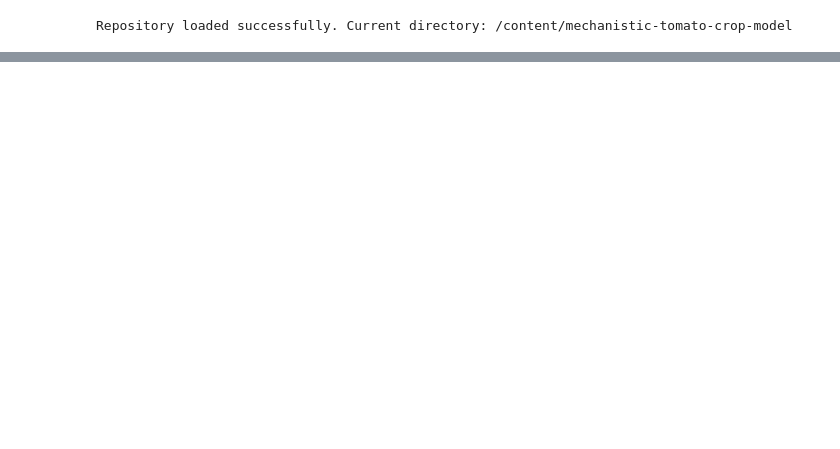
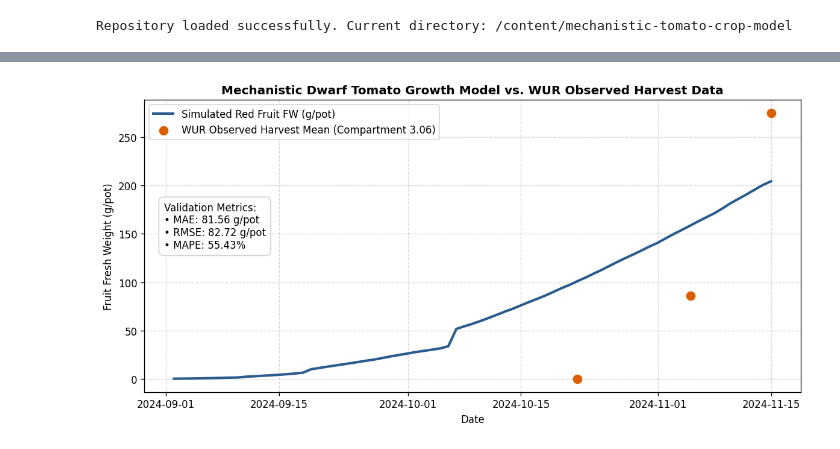
Before and after one commit to suleymagination/mechanistic-tomato-crop-model, a Jupyter notebook: notebooks/model_validation.ipynb, the cells around one changed output, grey strips where cells are left out. Cells and saved outputs as stored; diff of their text form; code cells hidden in the pictures; blank space fills up the shorter version.

Commit message:
Updated model

```diff
--- a/notebooks/model_validation.ipynb
+++ b/notebooks/model_validation.ipynb
@@ -103,0 +56,85 @@ display(df_sim.tail(5))
+# %%
+import numpy as np
+import pandas as pd
+import matplotlib.pyplot as plt
+
+# 1. Align simulated predictions with WUR harvest observation dates
+df_obs_means = (
+    df_harvest.groupby("harvest_date")["red_fw_g"]
+    .mean()
+    .reset_index()
+    .dropna()
+)
+df_obs_means["harvest_date"] = pd.to_datetime(df_obs_means["harvest_date"]).dt.date
+
+df_eval = pd.merge(
+    df_obs_means,
+    df_sim[["date", "fruit_fw_g_pot"]],
+    left_on="harvest_date",
+    right_on="date",
+    how="inner"
+)
+
+# 2. Compute quantitative error metrics
+y_true = df_eval["red_fw_g"].values
+y_pred = df_eval["fruit_fw_g_pot"].values
+
+mae = np.mean(np.abs(y_true - y_pred))
+rmse = np.sqrt(np.mean((y_true - y_pred) ** 2))
+
+# Mask zero values to prevent division by zero in MAPE
+non_zero_mask = y_true > 0
+mape = np.mean(np.abs((y_true[non_zero_mask] - y_pred[non_zero_mask]) / y_true[non_zero_mask])) * 100
+
+# Print formatted text output for easy copying
+print("========================================")
+print("     MODEL STATISTICAL EVALUATION       ")
+print("========================================")
+print(f"• Mean Absolute Error (MAE)  : {mae:.2f} g/pot")
+print(f"• Root Mean Sq. Error (RMSE) : {rmse:.2f} g/pot")
+print(f"• Mean Abs. Pct Error (MAPE) : {mape:.2f}%")
+print("========================================\n")
+
+# 3. Generate chart with metrics overlay box
+plt.figure(figsize=(10, 5), dpi=120)
+
+plt.plot(
+    df_sim["date"],
+    df_sim["fruit_fw_g_pot"],
+    label="Simulated Red Fruit FW (g/pot)",
+    color="#2b5c8f",
+    linewidth=2.5,
+)
+
+plt.scatter(
+    df_obs_means["harvest_date"],
+    df_obs_means["red_fw_g"],
+    color="#d95f02",
+    s=70,
+    zorder=5,
+    label="WUR Observed Harvest Mean (Compartment 3.06)",
+)
+
+metrics_text = f"Validation Metrics:\n• MAE: {mae:.2f} g/pot\n• RMSE: {rmse:.2f} g/pot\n• MAPE: {mape:.2f}%"
+plt.gca().text(
+    0.03, 0.65, metrics_text,
+    transform=plt.gca().transAxes,
+    fontsize=10,
+    verticalalignment="top",
+    bbox=dict(boxstyle="round,pad=0.5", facecolor="white", edgecolor="#cccccc", alpha=0.9)
+)
+
+plt.title("Mechanistic Dwarf Tomato Growth Model vs. WUR Observed Harvest Data", fontsize=12, fontweight="bold")
+plt.xlabel("Date", fontsize=10)
+plt.ylabel("Fruit Fresh Weight (g/pot)", fontsize=10)
+plt.grid(True, linestyle="--", alpha=0.5)
+plt.legend(loc="upper left")
+plt.tight_layout()
+plt.show()
+
+# 4. Display comparison table
+print("--- Validation Metrics Table ---")
+display(df_eval[["harvest_date", "red_fw_g", "fruit_fw_g_pot"]].rename(
+    columns={"red_fw_g": "Observed_g_pot", "fruit_fw_g_pot": "Simulated_g_pot"}
+))
+# %% [output]
@@ -103,0 +148 @@ display(df_sim.tail(5))
+[figure, added]
```
Also changed, not shown: parts of 9 cells of this notebook.
